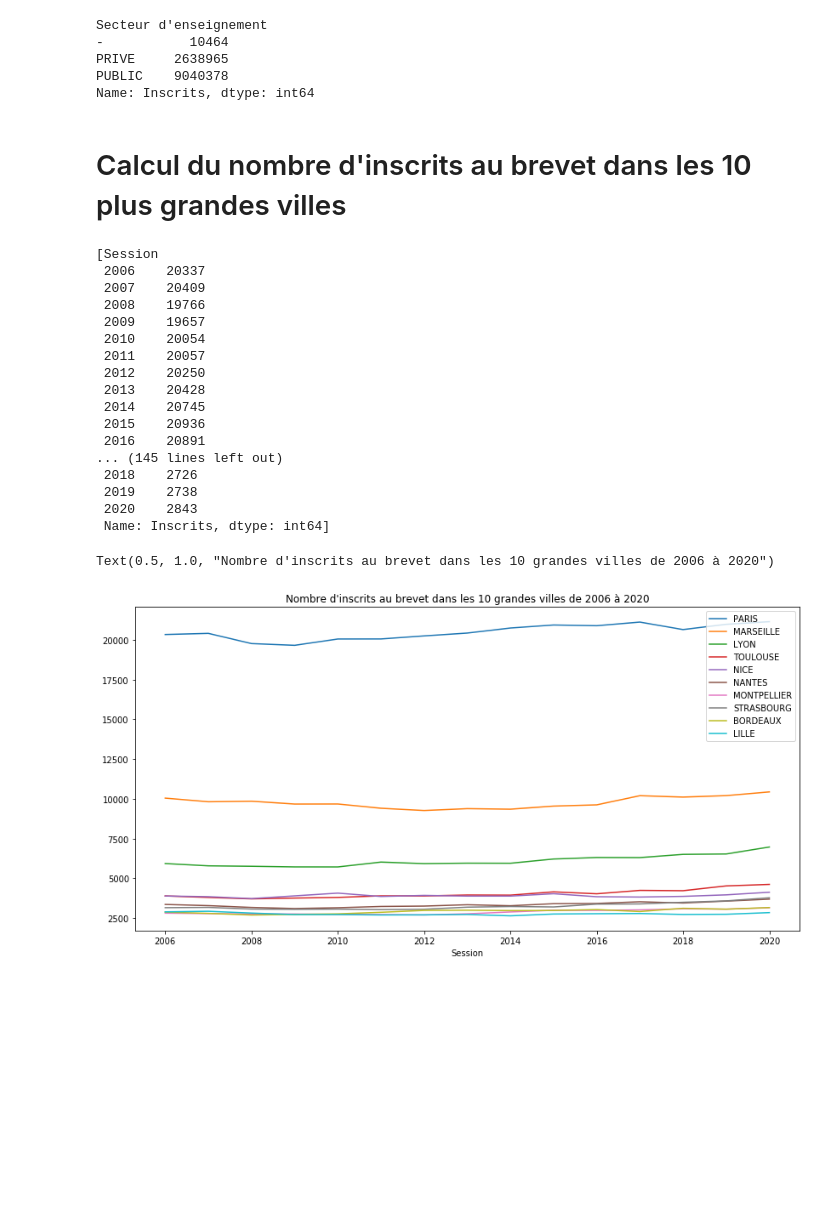
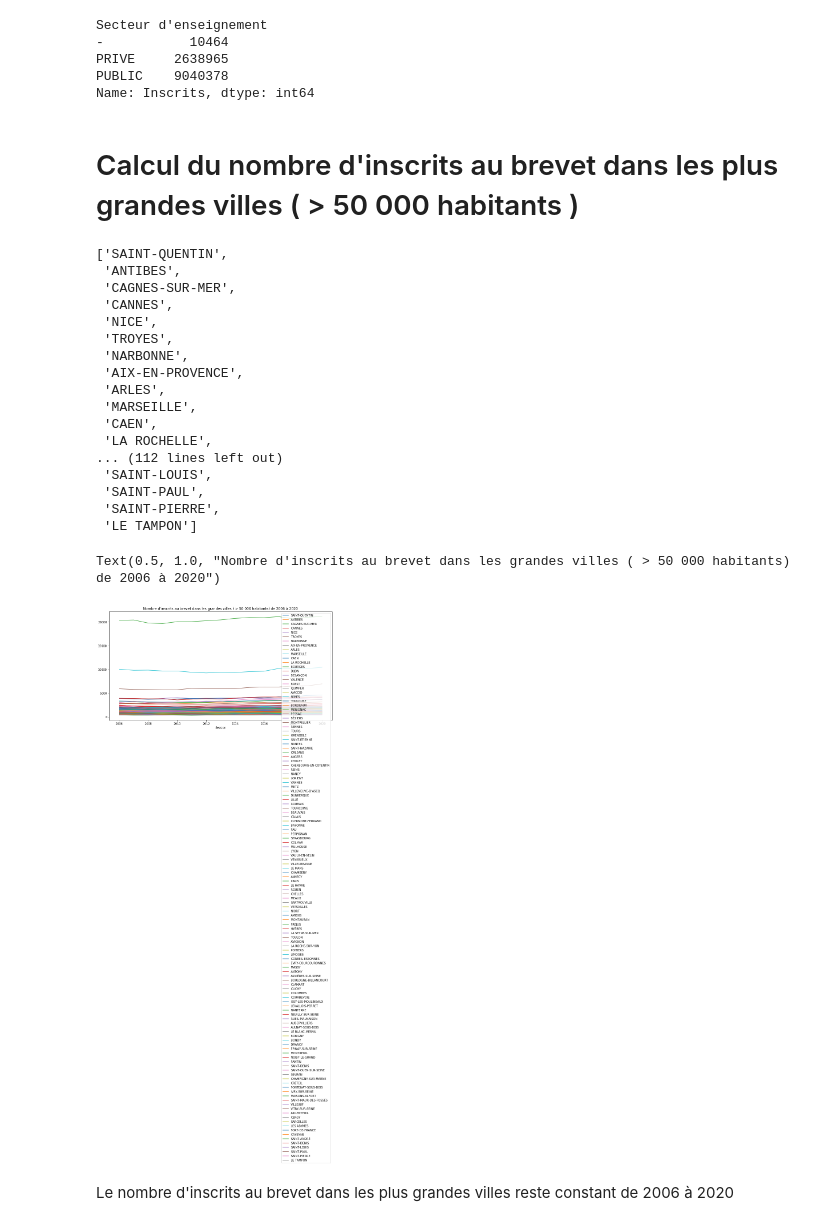
Before and after one commit to jacquesren123/delta, a Jupyter notebook: notebook/brevet.ipynb, the cells around one changed output. Cells and saved outputs as stored; diff of their text form; code cells hidden in the pictures; blank space fills up the shorter version.

Commit message:
added comments + cities + 50 000 population

```diff
--- a/notebook/brevet.ipynb
+++ b/notebook/brevet.ipynb
@@ -218,4 +235,4 @@ PRIVE     2638965
 PUBLIC    9040378
 Name: Inscrits, dtype: int64
 # %% [markdown]
-# Calcul du nombre d'inscrits au brevet dans les 10 plus grandes villes
+# Calcul du nombre d'inscrits au brevet dans les plus grandes villes ( > 50 000 habitants )
@@ -225,3 +239,26 @@ grandes_villes = ["PARIS","MARSEILLE","LYON","TOULOUSE","NICE",
+# %%
+habitant_ville = pd.read_csv('data/habitant_par_ville.csv', sep=';')
+grandes_villes = habitant_ville[habitant_ville["Population municipale (historique depuis 1876) 2018"] >= 50000]["Libellé"].tolist()
+grandes_villes = [each_string.upper() for each_string in grandes_villes]
+grandes_villes
+# %% [output]
+['SAINT-QUENTIN',
+ 'ANTIBES',
+ 'CAGNES-SUR-MER',
+ 'CANNES',
+ 'NICE',
+ 'TROYES',
+ 'NARBONNE',
+ 'AIX-EN-PROVENCE',
+ 'ARLES',
+ 'MARSEILLE',
+ 'CAEN',
+ 'LA ROCHELLE',
+... (112 lines left out)
+ 'SAINT-LOUIS',
+ 'SAINT-PAUL',
+ 'SAINT-PIERRE',
+ 'LE TAMPON']
 # %%
 inscrits_par_ville = []
 for ville in grandes_villes:
@@ -229,33 +266,16 @@ for ville in grandes_villes:
     sub_df = brevet_data.loc[brevet_data['Libellé commune'].str.startswith(ville)]
     sum = sub_df.groupby('Session')['Inscrits'].sum()
     inscrits_par_ville.append(sum)
-inscrits_par_ville
-# %% [output]
-[Session
- 2006    20337
- 2007    20409
- 2008    19766
- 2009    19657
- 2010    20054
- 2011    20057
- 2012    20250
- 2013    20428
- 2014    20745
- 2015    20936
- 2016    20891
-... (145 lines left out)
- 2018    2726
- 2019    2738
- 2020    2843
- Name: Inscrits, dtype: int64]
 # %%
 inscrits_par_ville_df = pd.concat(inscrits_par_ville, axis=1, keys=[s.name for s in inscrits_par_ville])
 inscrits_par_ville_df.columns = grandes_villes
 inscrits_par_ville_df.plot(figsize=(14, 7))
-plt.title('Nombre d\'inscrits au brevet dans les 10 grandes villes de 2006 à 2020')
+plt.title('Nombre d\'inscrits au brevet dans les grandes villes ( > 50 000 habitants) de 2006 à 2020')
 # %% [output]
-Text(0.5, 1.0, "Nombre d'inscrits au brevet dans les 10 grandes villes de 2006 à 2020")
+Text(0.5, 1.0, "Nombre d'inscrits au brevet dans les grandes villes ( > 50 000 habitants) de 2006 à 2020")
-[figure, old version]
+[figure, new version]
+# %% [markdown]
+Le nombre d'inscrits au brevet dans les plus grandes villes reste constant de 2006 à 2020
 # %%
 inscrits_par_ville_df['Total sur les grandes villes'] = inscrits_par_ville_df.sum(axis=1)
 inscrits_par_ville_df['Total en France'] = brevet_data.groupby('Session')['Inscrits'].sum()
```
Also changed, not shown: parts of 8 cells of this notebook, 1 other file.
